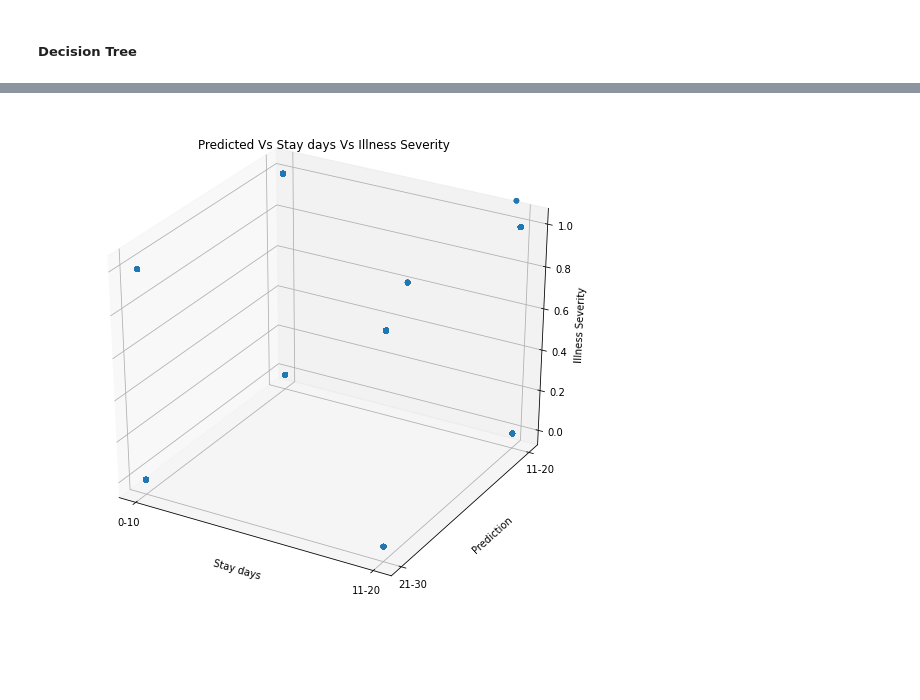
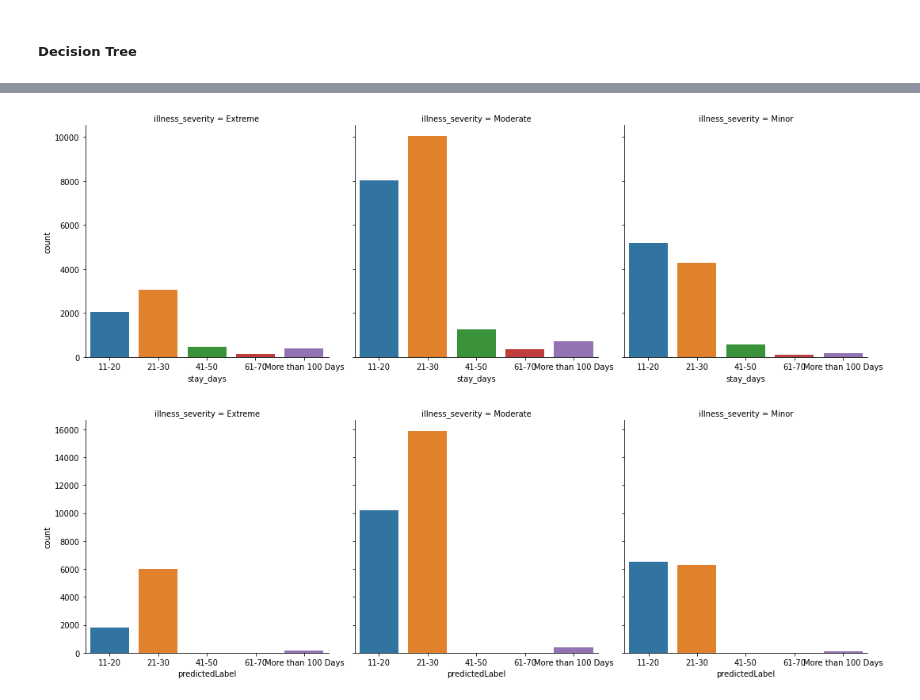
Before and after one commit to taiwotman/TaiwotmanGoogleColab, a Jupyter notebook: COVID_HOSPITAL_TREATMENT_Predicting_Patient's_Length_of_Stay(LOS)_using_Kaggle_Data.ipynb, the cells around one changed output, grey strips where cells are left out. Saved outputs shown, nothing was run; the diff lists cells and outputs as text; code cells hidden in the pictures; blank space fills up the shorter version.

```diff
--- a/COVID_HOSPITAL_TREATMENT_Predicting_Patient's_Length_of_Stay(LOS)_using_Kaggle_Data.ipynb
+++ b/COVID_HOSPITAL_TREATMENT_Predicting_Patient's_Length_of_Stay(LOS)_using_Kaggle_Data.ipynb
@@ -673,4 +660,8 @@ scatter_plot(df1, z_value)
-# %%
-scatter_plot(df2, z_value)
-# %% [output]
-[figure, removed]
+# %%
+bivariate_analysis(df2, "stay_days", "illness_severity", selected_list)
+# %% [output]
+[figure, added]
+# %%
+bivariate_analysis(df2, "predictedLabel", "illness_severity", selected_list)
+# %% [output]
+[figure, added]
```
Also changed, not shown: parts of 17 cells of this notebook.
